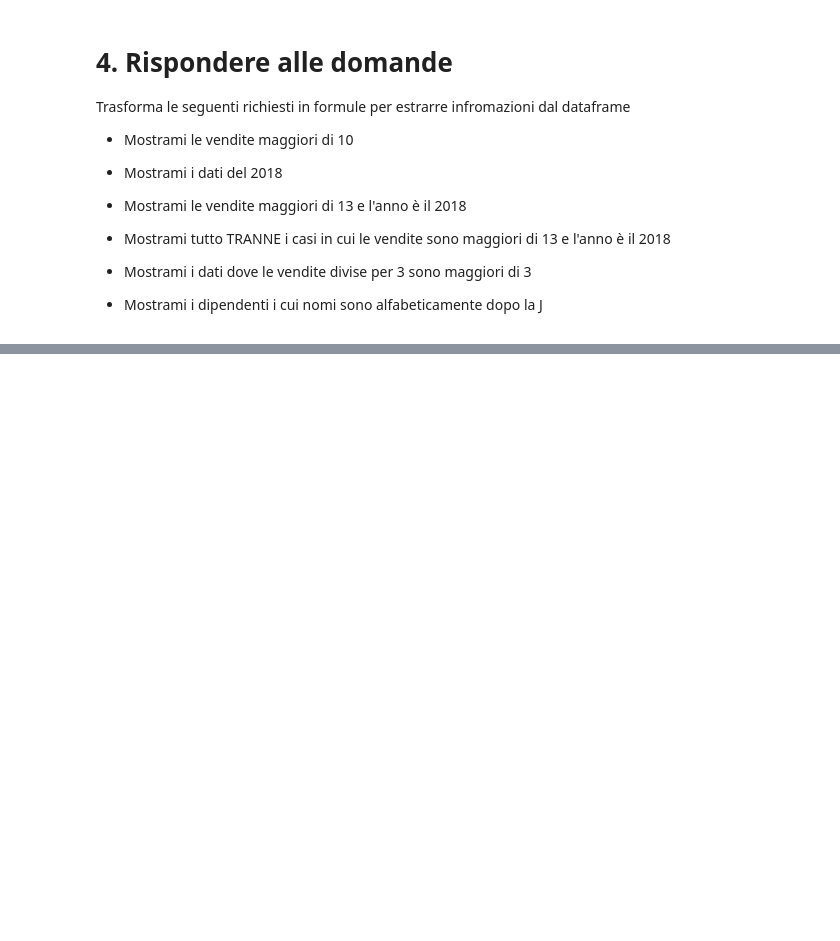
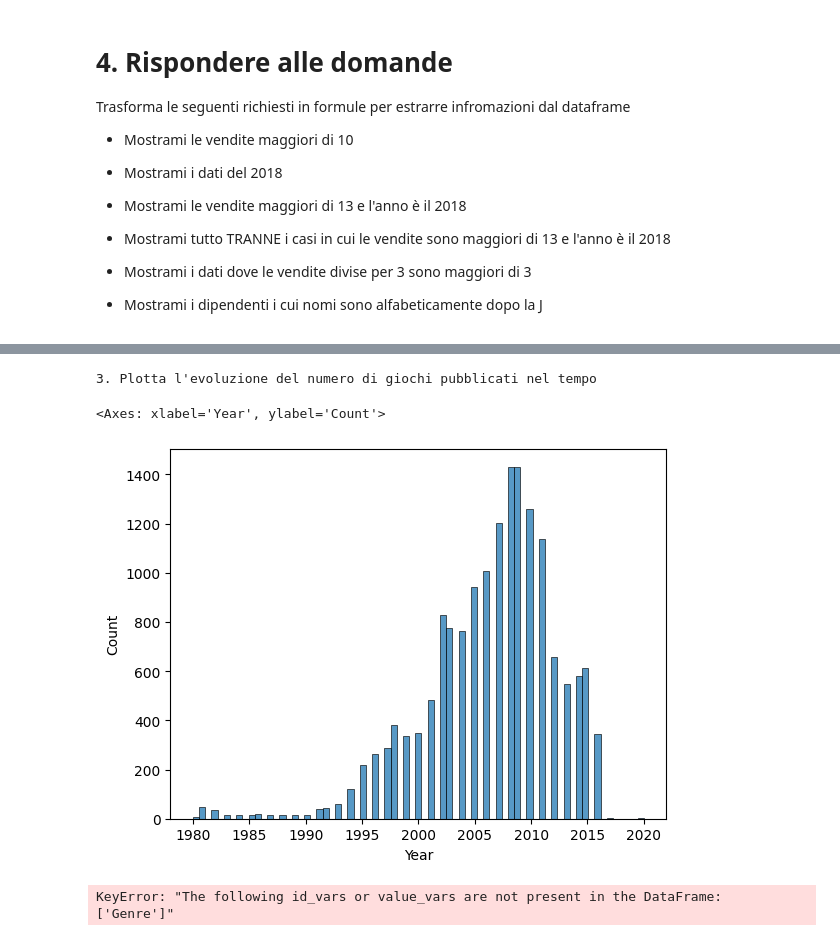
Before and after one commit to marinollilorenzo/programmazione_laboratorio, a Jupyter notebook: lab_2/lezione_6/6.4_Esericzi.ipynb, the cells around one changed output, grey strips where cells are left out. Drawn from its saved outputs; the diff is of its cells as text; code cells hidden in the pictures; blank space fills up the shorter version.

```diff
--- a/lab_2/lezione_6/6.4_Esericzi.ipynb
+++ b/lab_2/lezione_6/6.4_Esericzi.ipynb
@@ -53,0 +125,13 @@ df.head()
+# %%
+print("3. Plotta l'evoluzione del numero di giochi pubblicati nel tempo")
+sns.histplot(data=df, x='Year')
+# %% [output]
+3. Plotta l'evoluzione del numero di giochi pubblicati nel tempo
+<Axes: xlabel='Year', ylabel='Count'>
+[figure, added]
+# %%
+df_group = df.groupby('Genre')[['NA_Sales', 'EU_Sales', 'JP_Sales', 'Other_Sales']].sum()
+df_melt = df_group.melt(id_vars='Genre', var_name='Region', value_name='values')
+df_melt
+# %% [output]
+KeyError: "The following id_vars or value_vars are not present in the DataFrame: ['Genre']"
```
Also changed, not shown: parts of 7 cells of this notebook.
